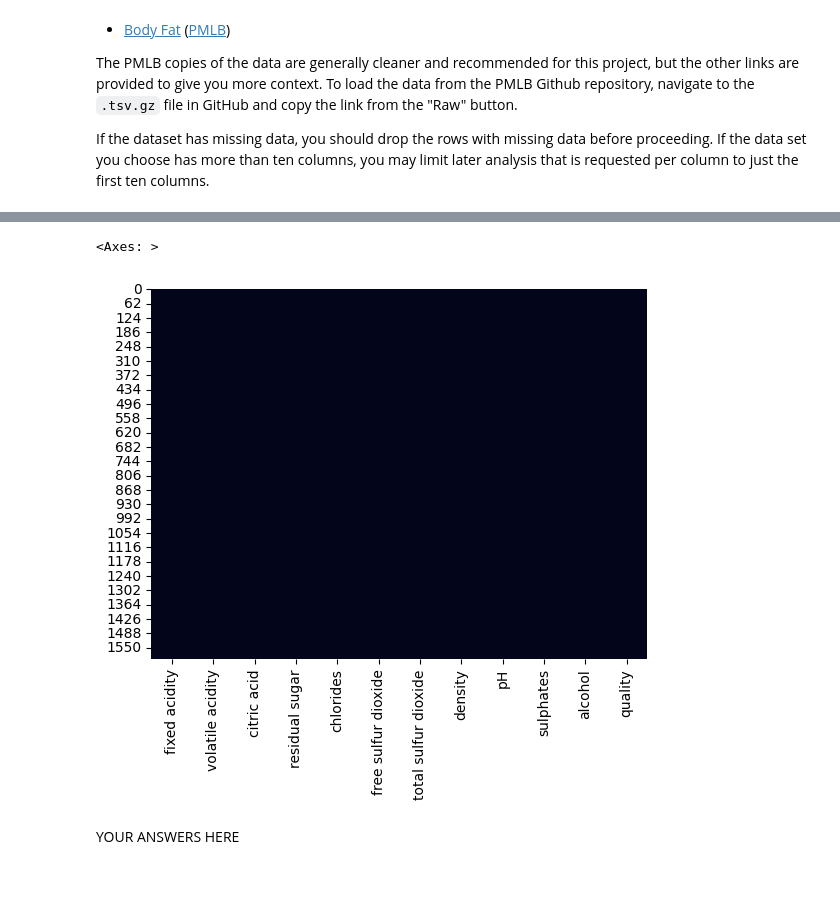
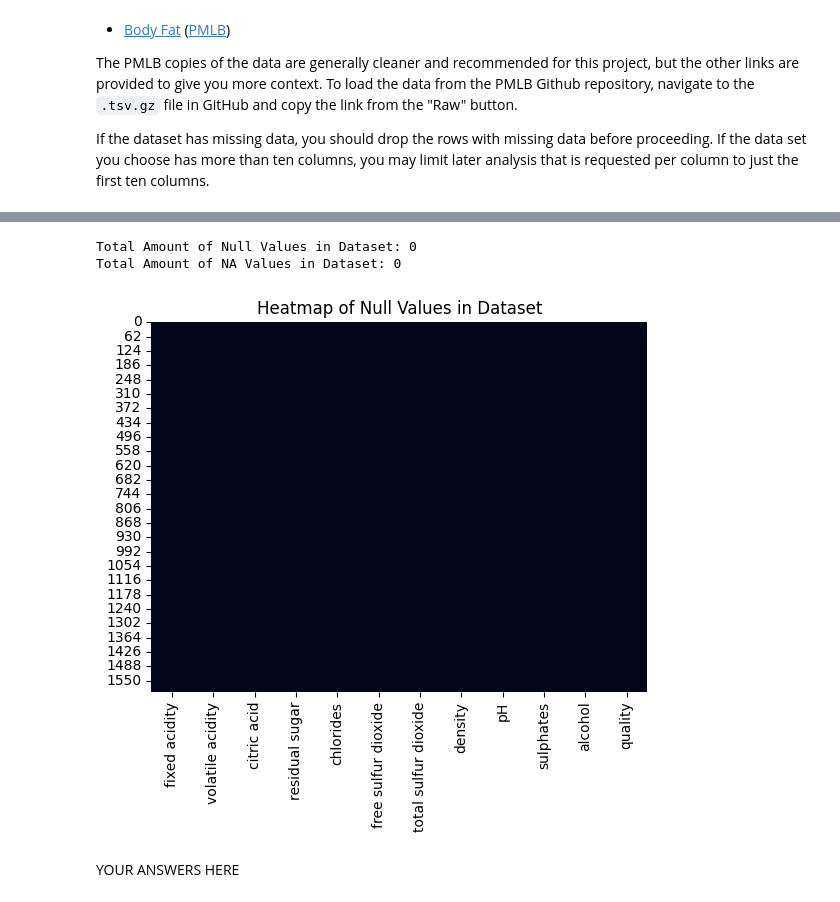
Before and after one commit to tware5-star/dx602-final-project, a Jupyter notebook: project.ipynb, the cells around one changed output, grey strips where cells are left out. Saved outputs shown, nothing was run; the diff lists cells and outputs as text; code cells hidden in the pictures.

```diff
--- a/project.ipynb
+++ b/project.ipynb
@@ -128,9 +127,23 @@ np.int64(0)
+# %%
+# Double Checking for Missing Data
+
+#Based on the information gathered from df.info() command, the next two commands are not needed but will confirm that the dataset contains no missing data
+
+dfisnull = df.isnull().sum().sum() # Checks dataset for null values and gathers a total sum and stores value in dfisnull
+print(f'Total Amount of Null Values in Dataset: {dfisnull}') # Print out null values counts
+dfisna = df.isna().sum().sum() # Checks datset for na values and gathers total sum and stores value in dfisna
+print(f'Total Amount of NA Values in Dataset: {dfisna}') # Print out na value counts
+# %% [output]
+Total Amount of Null Values in Dataset: 0
+Total Amount of NA Values in Dataset: 0
 # %%
-## Thought it would be fun to visualize the lack of nulls.
+# Double Checking for Missing Data with Graphs
+
+# Thought it would be fun to visualize the lack of nulls although this is really not needed. Here is a black square!
 sns.heatmap(df.isnull(), cbar=False)
+plt.title("Heatmap of Null Values in Dataset"); # Add title to heatmap
 # %% [output]
-<Axes: >
-[figure, old version]
+[figure, new version]
 # %% [markdown]
 YOUR ANSWERS HERE
 # %% [markdown]
```
Also changed, not shown: parts of 6 cells of this notebook.
